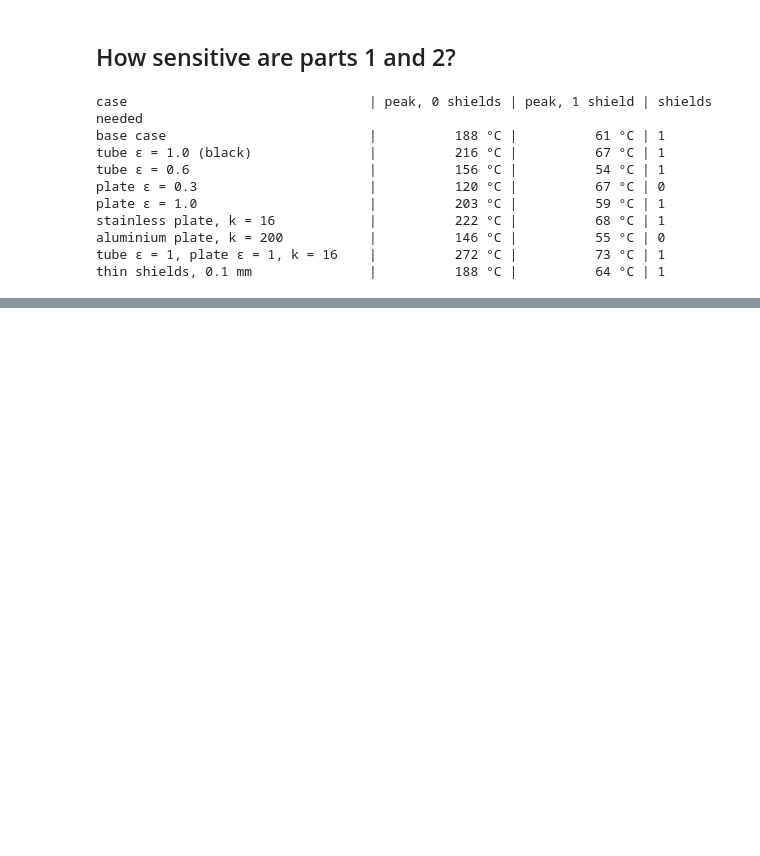
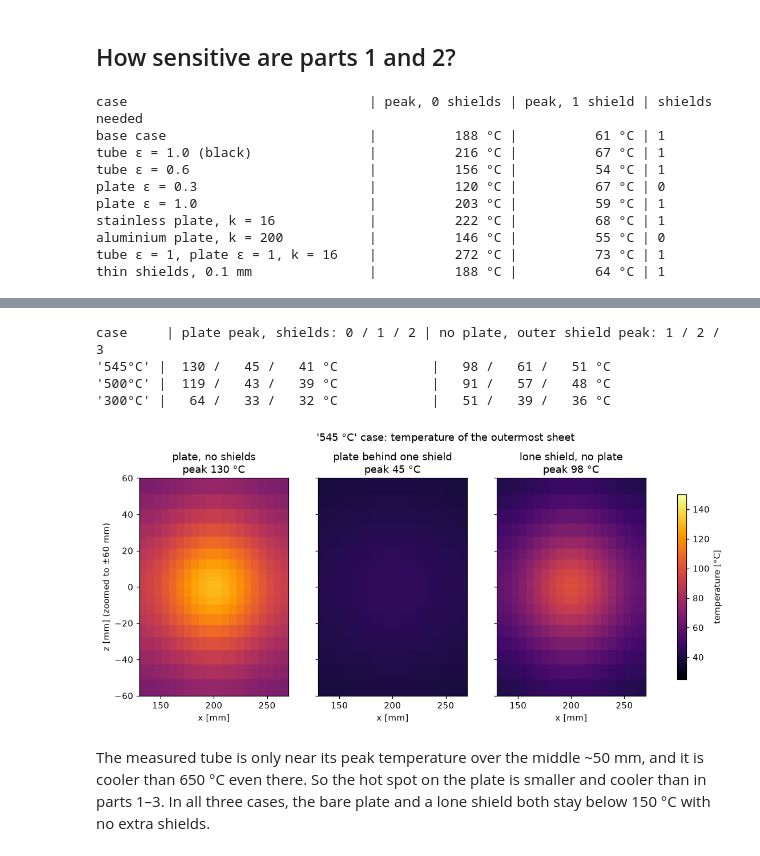
Before and after one commit to andrewgsavage/radiation, a Jupyter notebook: issue1_plate_temperature.ipynb, the cells around one changed output, grey strips where cells are left out. Cells and saved outputs as stored; diff of their text form; code cells hidden in the pictures; blank space fills up the shorter version.

```diff
--- a/issue1_plate_temperature.ipynb
+++ b/issue1_plate_temperature.ipynb
@@ -297,0 +364,35 @@ thin shields, 0.1 mm               |          188 °C |          64 °C | 1
+# %%
+runs = {}
+print(f"{'case':8s} | plate peak, shields: 0 / 1 / 2 | no plate, outer shield peak: 1 / 2 / 3")
+for name, prof in profiles.items():
+    with_plate = [r3.solve3d(s, prof, n) for n in range(3)]
+    no_plate = [r3.solve3d(s, prof, n, plate=False) for n in range(1, 4)]
+    runs[name] = with_plate, no_plate
+    a = " / ".join(f"{r.T_plate_max - C:4.0f}" for r in with_plate)
+    b = " / ".join(f"{r.T_plate_max - C:4.0f}" for r in no_plate)
+    print(f"'{name:5s}' | {a} °C            | {b} °C")
+# %% [output]
+case     | plate peak, shields: 0 / 1 / 2 | no plate, outer shield peak: 1 / 2 / 3
+'545°C' |  130 /   45 /   41 °C            |   98 /   61 /   51 °C
+'500°C' |  119 /   43 /   39 °C            |   91 /   57 /   48 °C
+'300°C' |   64 /   33 /   32 °C            |   51 /   39 /   36 °C
+# %%
+fig, axes = plt.subplots(1, 3, figsize=(13, 4.5), sharey=True)
+panels = [(runs["545°C"][0][0], "plate, no shields"),
+          (runs["545°C"][0][1], "plate behind one shield"),
+          (runs["545°C"][1][0], "lone shield, no plate")]
+for ax, (res, title) in zip(axes, panels):
+    im = ax.pcolormesh(res.x_edges * 1e3, res.z_edges * 1e3, res.T_sheets[-1].T - C,
+                       cmap="inferno", vmin=25, vmax=150, shading="flat")
+    ax.set_title(f"{title}\npeak {res.T_plate_max - C:.0f} °C")
+    ax.set_xlabel("x [mm]"); ax.set_ylim(-60, 60); ax.grid(False)
+axes[0].set_ylabel("z [mm] (zoomed to ±60 mm)")
+fig.colorbar(im, ax=axes, label="temperature [°C]", shrink=0.85)
+fig.suptitle("'545 °C' case: temperature of the outermost sheet", y=1.04)
+plt.show()
+# %% [output]
+[figure, added]
+# %% [markdown]
+The measured tube is only near its peak temperature over the middle ~50 mm, and it is cooler
+than 650 °C even there. So the hot spot on the plate is smaller and cooler than in parts 1–3.
+In all three cases, the bare plate and a lone shield both stay below 150 °C with no extra shields.
```
Also changed, not shown: parts of 6 cells of this notebook, 4 other files.
